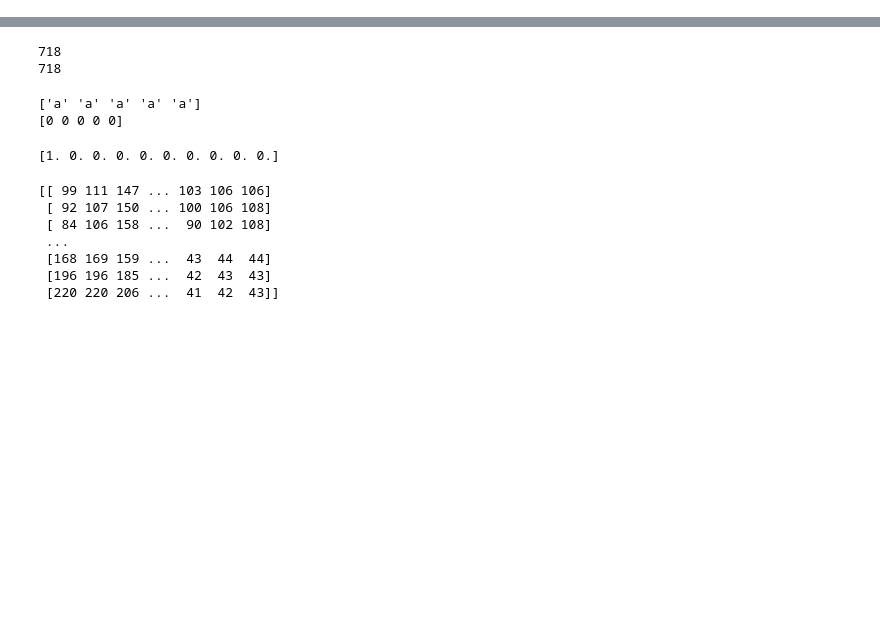
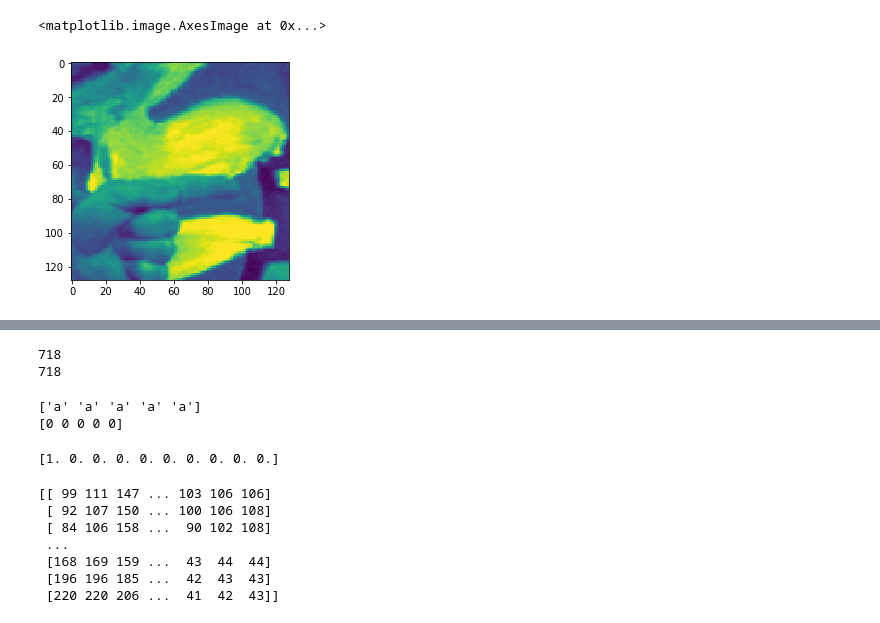
Before and after one commit to amanagarwal1993/gesture_krishit, a Jupyter notebook: Untitled.ipynb, the cells around one changed output, grey strips where cells are left out. Saved outputs shown, nothing was run; the diff lists cells and outputs as text; code cells hidden in the pictures; blank space fills up the shorter version.

```diff
--- a/Untitled.ipynb
+++ b/Untitled.ipynb
@@ -30,0 +74,16 @@ print (y_all)
+# %%
+# Zoom in - 32x data
+
+# Fix the target region to this one:
+pts1 = np.float32([[30,30],[30,108],[108,30],[108,108]])
+
+# Vary each point in this array by 20,20 of the corresponding point in previous array : 16 variations
+pts2 = np.float32([[0,0],[0,128],[128,0],[128,128]])
+
+M = cv2.getPerspectiveTransform(pts1,pts2)
+
+zoomed = cv2.warpPerspective(flipped,M,(cols,rows))
+plt.imshow(zoomed)
+# %% [output]
+<matplotlib.image.AxesImage at 0x...>
+[figure, added]
```
Also changed, not shown: parts of 8 cells of this notebook, 12 other files.
